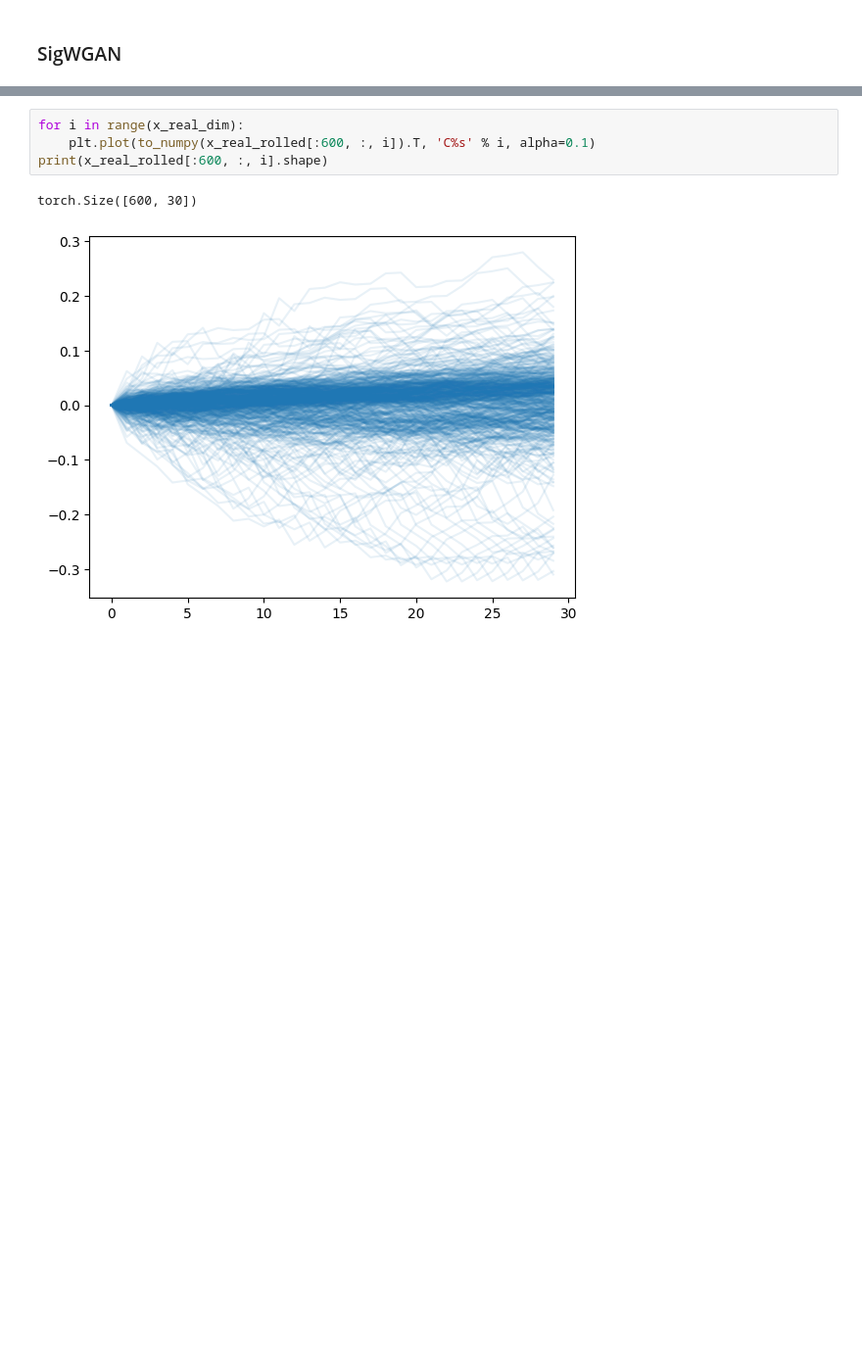
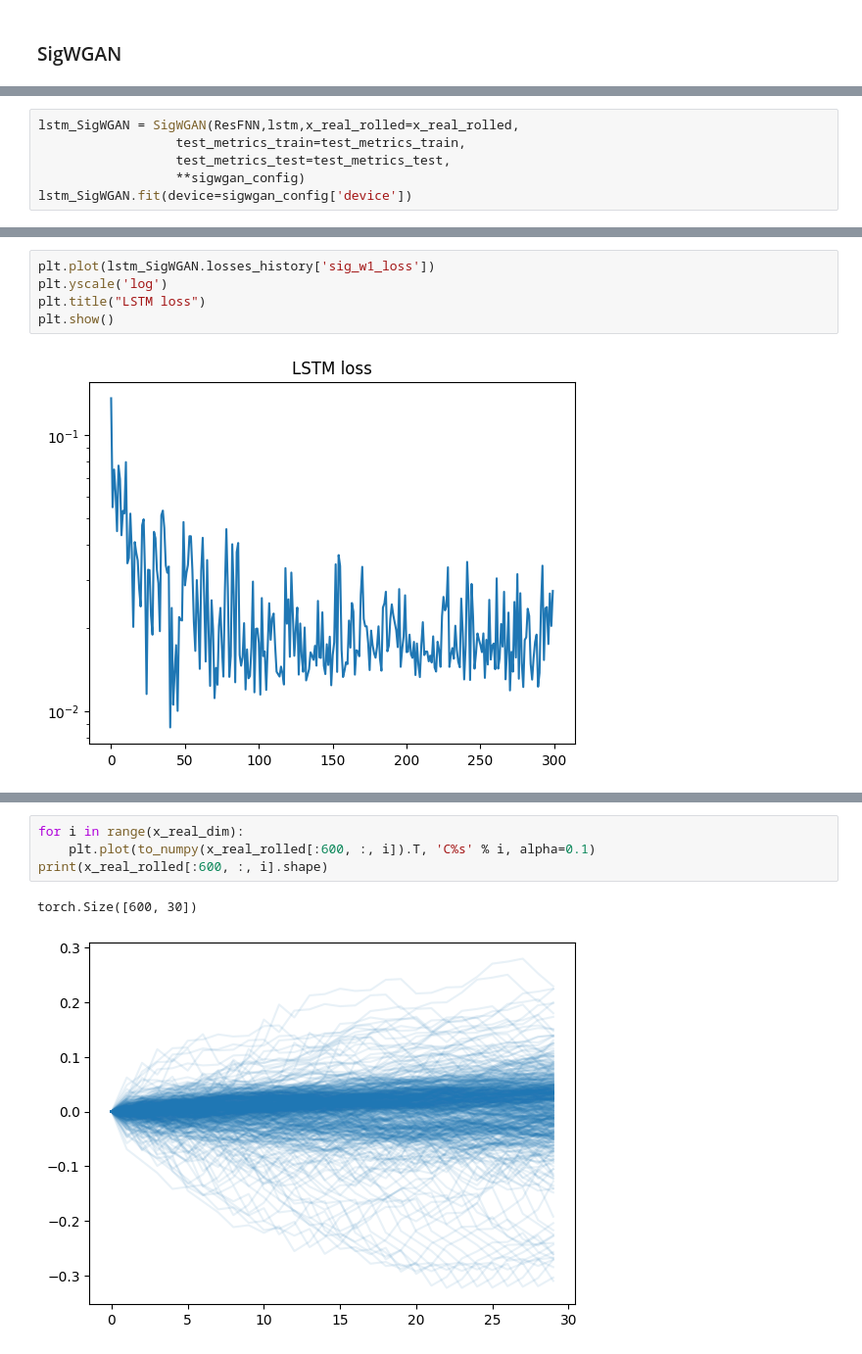
Before and after one commit to levi0206/Signature-GAN, a Jupyter notebook: sigwgan.ipynb, the cells around one changed output, grey strips where cells are left out. Shown at 98% size. Drawn from its saved outputs; the diff is of its cells as text; blank space fills up the shorter version.

```diff
--- a/sigwgan.ipynb
+++ b/sigwgan.ipynb
@@ -188 +134,7 @@ os.makedirs(loss_history, exist_ok=True)
+# %%
+lstm_SigWGAN = SigWGAN(ResFNN,lstm,x_real_rolled=x_real_rolled,
+                  test_metrics_train=test_metrics_train,
+                  test_metrics_test=test_metrics_test,
+                  **sigwgan_config)
+lstm_SigWGAN.fit(device=sigwgan_config['device'])
 # %%
@@ -196,2 +147,9 @@ plt.show()
+# %%
+plt.plot(lstm_SigWGAN.losses_history['sig_w1_loss'])
+plt.yscale('log')
+plt.title("LSTM loss")
+plt.show()
+# %% [output]
+[figure, added]
 # %%
 with torch.no_grad():
```
Also changed, not shown: parts of 17 cells of this notebook, 1 other file.
